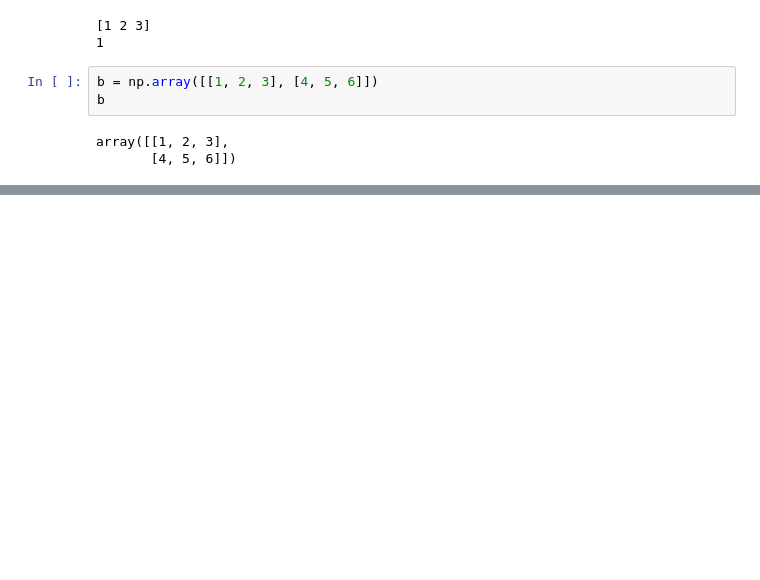
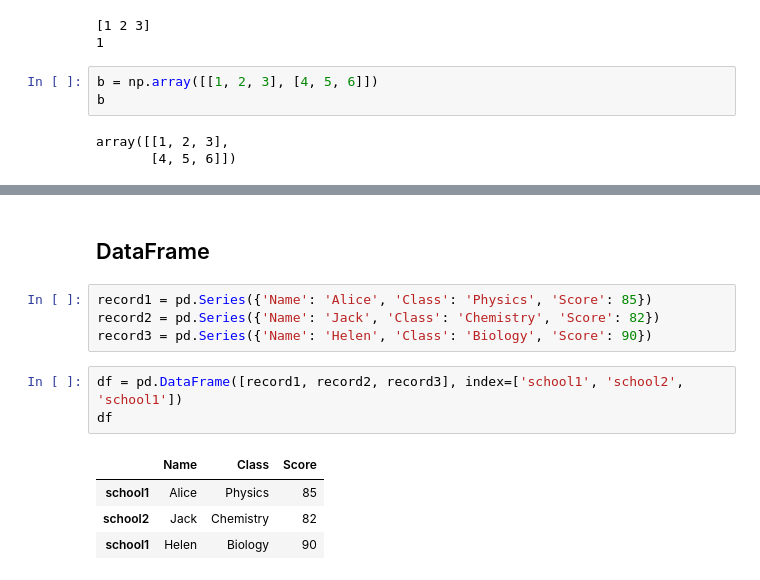
Before and after one commit to borbasr/datascience, a Jupyter notebook: 2ora.ipynb, the cells around one changed output, grey strips where cells are left out. Cells and saved outputs as stored; diff of their text form; blank space fills up the shorter version.

```diff
--- a/2ora.ipynb
+++ b/2ora.ipynb
@@ -24,0 +746,14 @@ dtype('int64')
+# %% [markdown]
+## DataFrame
+# %%
+record1 = pd.Series({'Name': 'Alice', 'Class': 'Physics', 'Score': 85})
+record2 = pd.Series({'Name': 'Jack', 'Class': 'Chemistry', 'Score': 82})
+record3 = pd.Series({'Name': 'Helen', 'Class': 'Biology', 'Score': 90})
+# %%
+df = pd.DataFrame([record1, record2, record3], index=['school1', 'school2', 'school1'])
+df
+# %% [output]
+|  | Name | Class | Score |
+| school1 | Alice | Physics | 85 |
+| school2 | Jack | Chemistry | 82 |
+| school1 | Helen | Biology | 90 |
```
Also changed, not shown: parts of 111 cells of this notebook, 10 other files.
